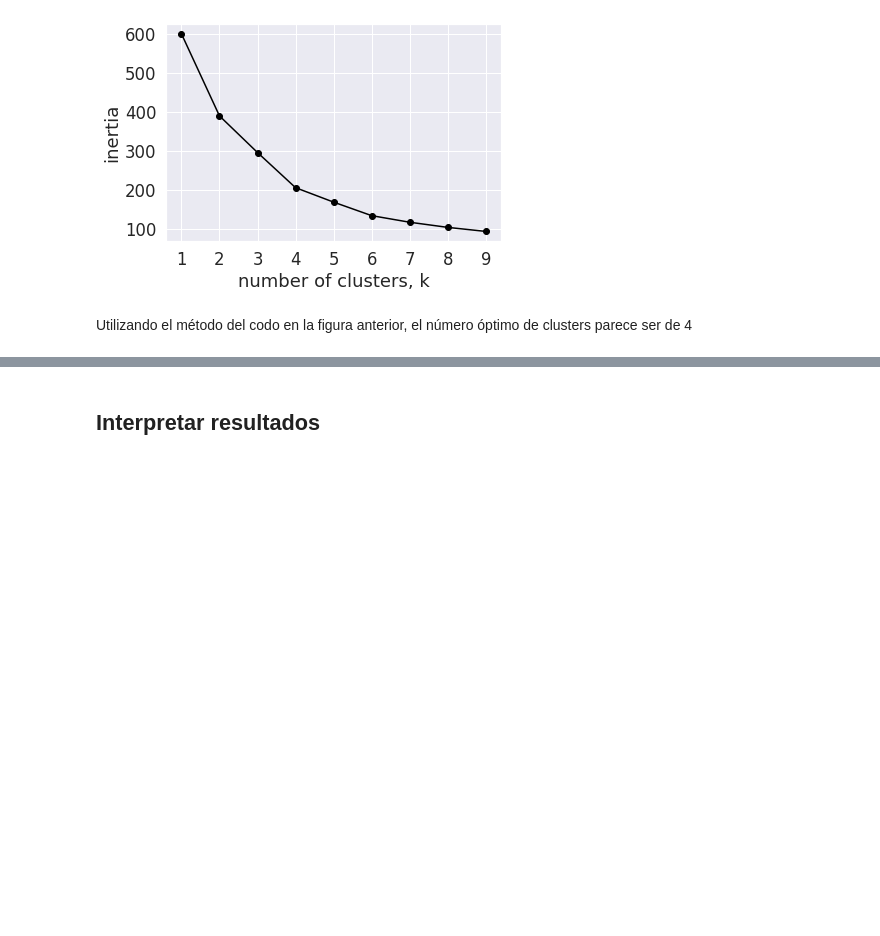
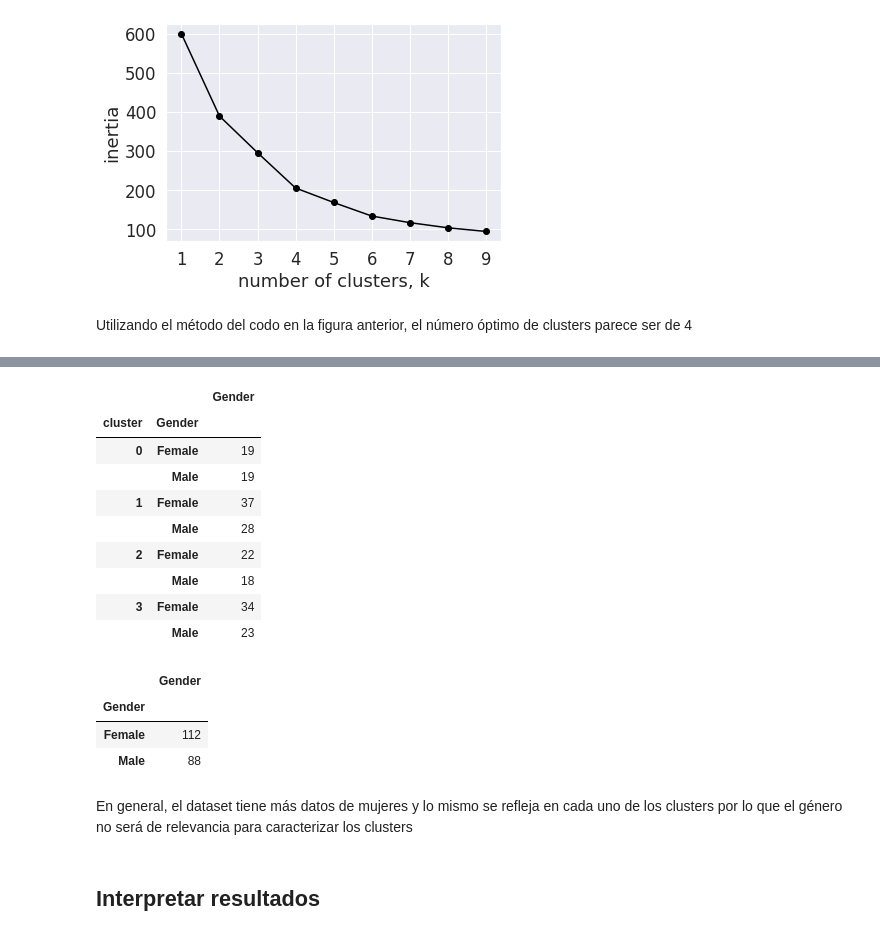
Before and after one commit to nestoredduardo/customer-segmentation, a Jupyter notebook: notebooks/0.1-full.ipynb, the cells around one changed output, grey strips where cells are left out. Drawn from its saved outputs; the diff is of its cells as text; code cells hidden in the pictures; blank space fills up the shorter version.

```diff
--- a/notebooks/0.1-full.ipynb
+++ b/notebooks/0.1-full.ipynb
@@ -160,3 +202,27 @@ Utilizando el método del codo en la figura anterior, el número óptimo de clus
+# %%
+df2 = pd.DataFrame(df.groupby(['cluster','Gender'])['Gender'].count())
+df2
+# %% [output]
+|  |  | Gender |
+| cluster | Gender |  |
+| 0 | Female | 19 |
+|  | Male | 19 |
+| 1 | Female | 37 |
+|  | Male | 28 |
+| 2 | Female | 22 |
+|  | Male | 18 |
+| 3 | Female | 34 |
+|  | Male | 23 |
+# %%
+df3 = pd.DataFrame(df.groupby(['Gender'])['Gender'].count())
+df3
+# %% [output]
+|  | Gender |
+| Gender |  |
+| Female | 112 |
+| Male | 88 |
+# %% [markdown]
+En general, el dataset tiene más datos de mujeres y lo mismo se refleja en cada uno de los clusters por lo que el género no será de relevancia para caracterizar los clusters
 # %% [markdown]
 ## Interpretar resultados
 # %% [markdown]
```
Also changed, not shown: parts of 6 cells of this notebook.
